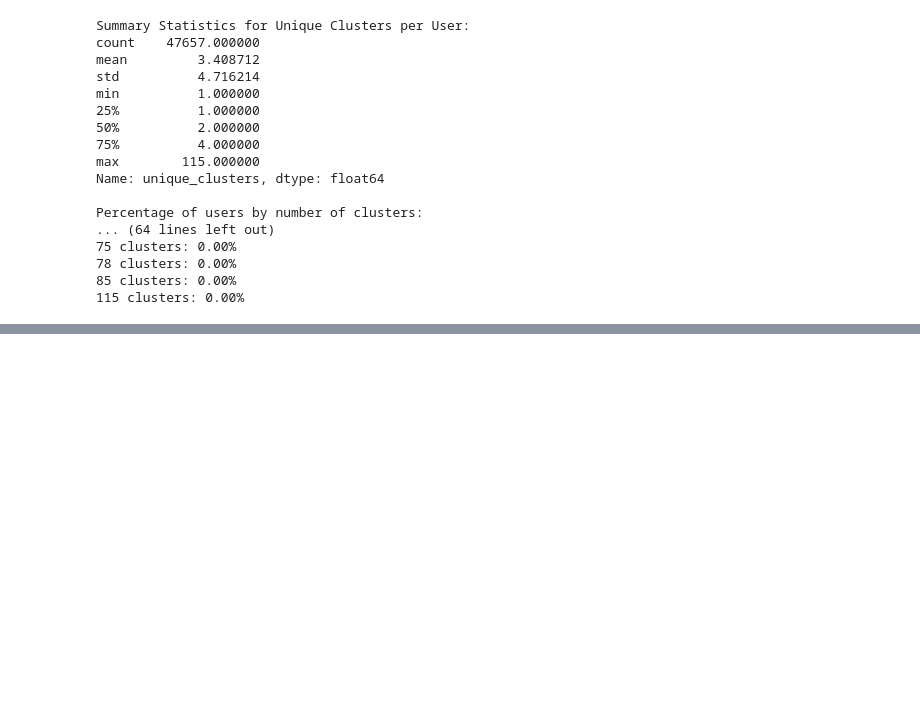
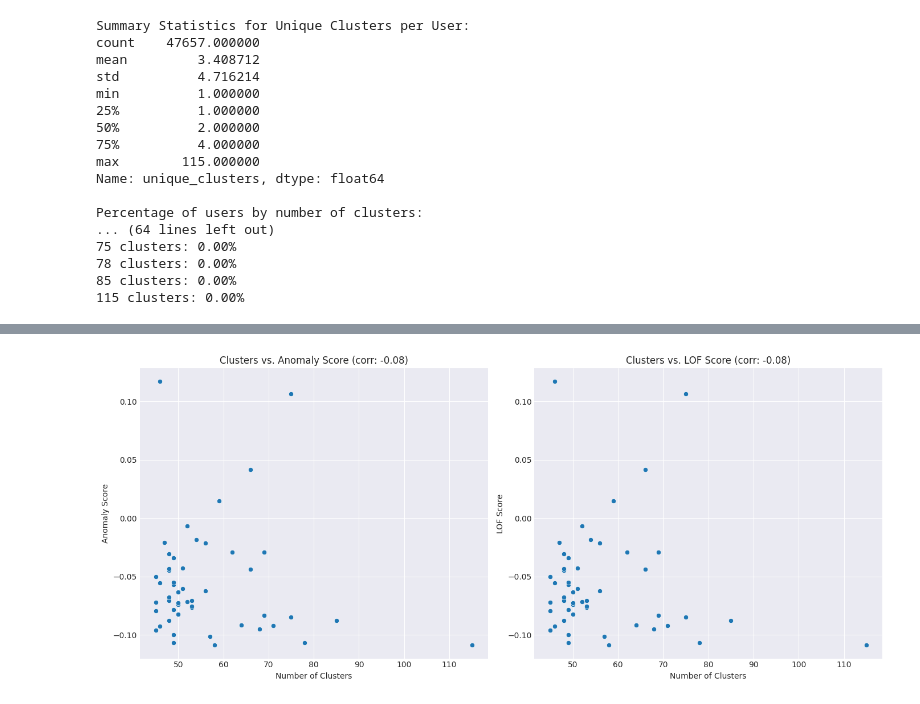
Before and after one commit to ziggyplayedguitar/nlp_thesis, a Jupyter notebook: workspace/notebooks/07_topic.ipynb, the cells around one changed output, grey strips where cells are left out. Saved outputs shown, nothing was run; the diff lists cells and outputs as text; code cells hidden in the pictures; blank space fills up the shorter version.

Commit message:
Top users across article clusters and their anomaly scores

```diff
--- a/workspace/notebooks/07_topic.ipynb
+++ b/workspace/notebooks/07_topic.ipynb
@@ -15,7 +15,7 @@ logging.basicConfig(level=logging.INFO)
 logger = logging.getLogger(__name__)
 # %%
 # Define paths
-DATA_DIR = Path('../2025.04.05 ToPeraicaLiska')
+DATA_DIR = Path('2025.04.05 ToPeraicaLiska')
 JSON_FILE = DATA_DIR / 'commentedPool.json'
 
 # Check if file exists
@@ -145,6 +106,6 @@ Number of unique article_ids in comments_df: 4403
 # %%
 # Corrected parsing logic for the topic file
-TOPICS_FILE = Path('../2025.04.05 ToPeraicaLiska/Topics/topicEVOC_artClusterText_KeyBERT_0.txt')
+TOPICS_FILE = Path('2025.04.05 ToPeraicaLiska/Topics/topicEVOC_artClusterText_KeyBERT_0.txt')
 
 # Initialize structures for article-to-cluster mapping
 article_id_to_cluster = {}
@@ -476,7 +437,7 @@ Percentage of users by number of clusters:
 # Get article examples for the top cluster-diverse users (3 clusters per user)
 
 # Get the 5 most diverse users (those who post to the most clusters)
-top_users = user_cluster_df.head(5)['author'].tolist()
+top_users = user_cluster_df.head(50)['author'].tolist()
 
 article_examples = {}
 
@@ -540,0 +502,90 @@ Posted across 85 clusters. Example articles (3 of 85):
+# %%
+# Load anomaly scores for top cluster-posting users from exact paths
+import pandas as pd
+from pathlib import Path
+
+# Add the parent directory to path to import TrollPredictor
+sys.path.append("/home/luuka/thesis/workspace")
+from src.models.predictor import TrollPredictor
+
+# Define paths to the specific files
+anomaly_file1 = Path("/home/luuka/thesis/workspace/user_anomaly_scores.csv")
+anomaly_file2 = Path("/home/luuka/thesis/workspace/user_anomaly_scores_lof.csv")
+
+# Load the files
+print(f"Loading {anomaly_file1.name}...")
+scores_df1 = pd.read_csv(anomaly_file1)
+print(f"Loading {anomaly_file2.name}...")
+scores_df2 = pd.read_csv(anomaly_file2)
+
+# Display basic info about the loaded files
+print(f"\nFile 1 - {anomaly_file1.name}:")
+print(f"Shape: {scores_df1.shape}")
+print(f"Columns: {scores_df1.columns.tolist()}")
+print(scores_df1.head(3))
+
+print(f"\nFile 2 - {anomaly_file2.name}:")
+print(f"Shape: {scores_df2.shape}")
+print(f"Columns: {scores_df2.columns.tolist()}")
+print(scores_df2.head(3))
+
+# Determine the username column in each file based on column names
+username_col1 = next((col for col in scores_df1.columns if 'user' in col.lower() or 'author' in col.lower()), scores_df1.columns[0])
+username_col2 = next((col for col in scores_df2.columns if 'user' in col.lower() or 'author' in col.lower()), scores_df2.columns[0])
+
+# Determine score column in each file
+score_col1 = next((col for col in scores_df1.columns if 'score' in col.lower() or 'anomaly' in col.lower()), scores_df1.columns[1])
+score_col2 = next((col for col in scores_df2.columns if 'score' in col.lower() or 'anomaly' in col.lower() or 'lof' in col.lower()), scores_df2.columns[1])
+
+print(f"\nUsing columns: {username_col1}, {score_col1} from file 1")
+print(f"Using columns: {username_col2}, {score_col2} from file 2")
+
+# Get top 20 users from user_cluster_df (created in previous code)
+top_users = user_cluster_df.head(50)['author'].tolist()
+
+# Create a result DataFrame
+result_df = pd.DataFrame({'user': top_users})
+result_df['num_clusters'] = [user_cluster_df[user_cluster_df['author'] == user]['unique_clusters'].values[0] for user in top_users]
+
+# Add scores from the files
+scores_dict1 = dict(zip(scores_df1[username_col1], scores_df1[score_col1]))
+result_df['anomaly_score'] = result_df['user'].map(lambda x: scores_dict1.get(x, None))
+
+scores_dict2 = dict(zip(scores_df2[username_col2], scores_df2[score_col2]))
+result_df['lof_score'] = result_df['user'].map(lambda x: scores_dict2.get(x, None))
+
+# Display results
+print("\nTop 20 users by number of clusters with their anomaly scores:")
+pd.set_option('display.max_columns', None)
+print(result_df)
+
+# Calculate correlation between number of clusters and scores
+corr1 = result_df['num_clusters'].corr(result_df['anomaly_score'].fillna(0))
+print(f"\nCorrelation between num_clusters and anomaly_score: {corr1:.4f}")
+
+corr2 = result_df['num_clusters'].corr(result_df['lof_score'].fillna(0))
+print(f"Correlation between num_clusters and lof_score: {corr2:.4f}")
+
+# Create a scatter plot to visualize the relationship
+import matplotlib.pyplot as plt
+import seaborn as sns
+
+plt.figure(figsize=(14, 6))
+
+# Plot 1: Anomaly Score
+plt.subplot(1, 2, 1)
+sns.scatterplot(data=result_df, x='num_clusters', y='anomaly_score')
+plt.title(f'Clusters vs. Anomaly Score (corr: {corr1:.2f})')
+plt.xlabel('Number of Clusters')
+plt.ylabel('Anomaly Score')
+
+# Plot 2: LOF Score
+plt.subplot(1, 2, 2)
+sns.scatterplot(data=result_df, x='num_clusters', y='lof_score')
+plt.title(f'Clusters vs. LOF Score (corr: {corr2:.2f})')
+plt.xlabel('Number of Clusters')
+plt.ylabel('LOF Score')
+
+plt.tight_layout()
+plt.show()
+# %% [output]
@@ -540,0 +609 @@ Posted across 85 clusters. Example articles (3 of 85):
+[figure, added]
```
Also changed, not shown: parts of 6 cells of this notebook.
